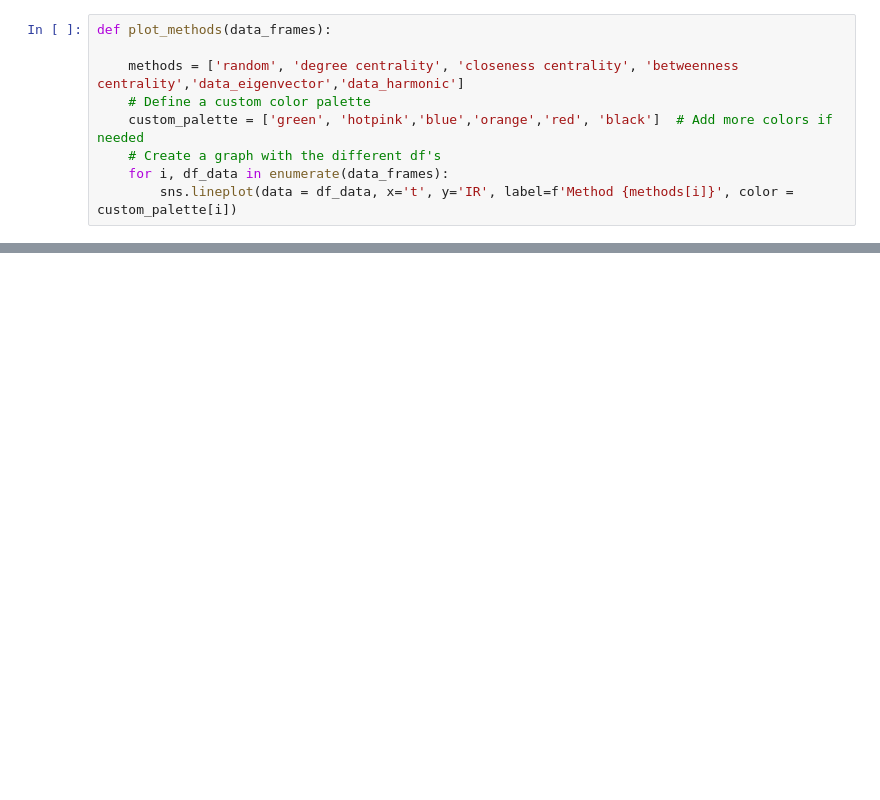
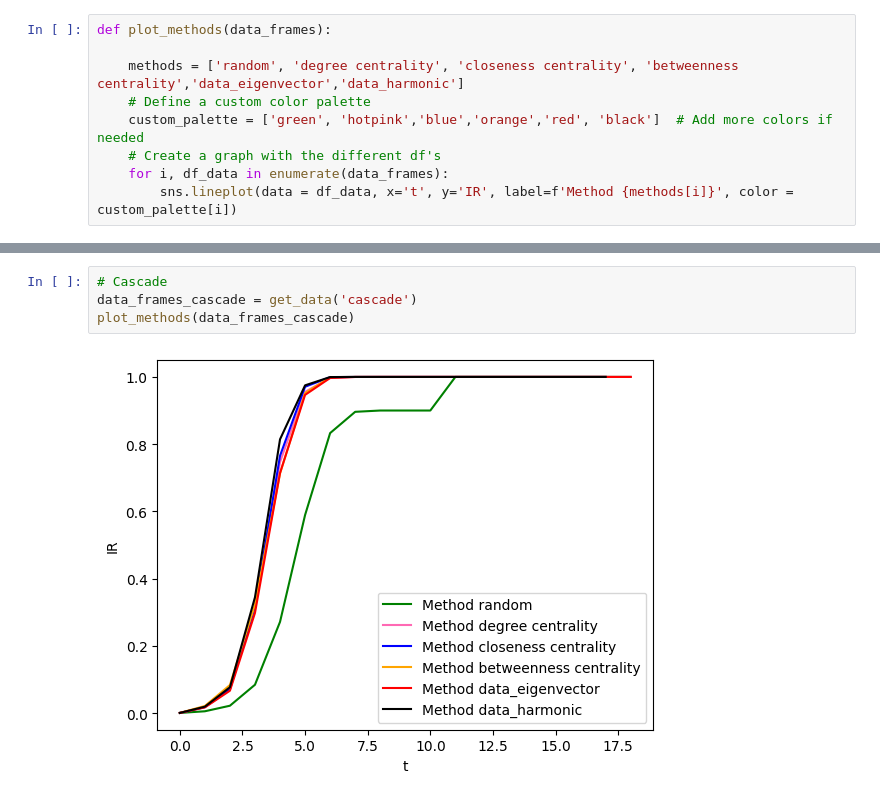
Before and after one commit to IdaUgilt/NA_project_facebook_friendships, a Jupyter notebook: indentify_nodes.ipynb, the cells around one changed output, grey strips where cells are left out. Drawn from its saved outputs; the diff is of its cells as text; blank space fills up the shorter version.

```diff
--- a/indentify_nodes.ipynb
+++ b/indentify_nodes.ipynb
@@ -125,0 +154,6 @@ plot_methods(data_frames)
+# %%
+# Cascade
+data_frames_cascade = get_data('cascade')
+plot_methods(data_frames_cascade)
+# %% [output]
+[figure, added]
```
Also changed, not shown: parts of 6 cells of this notebook.
